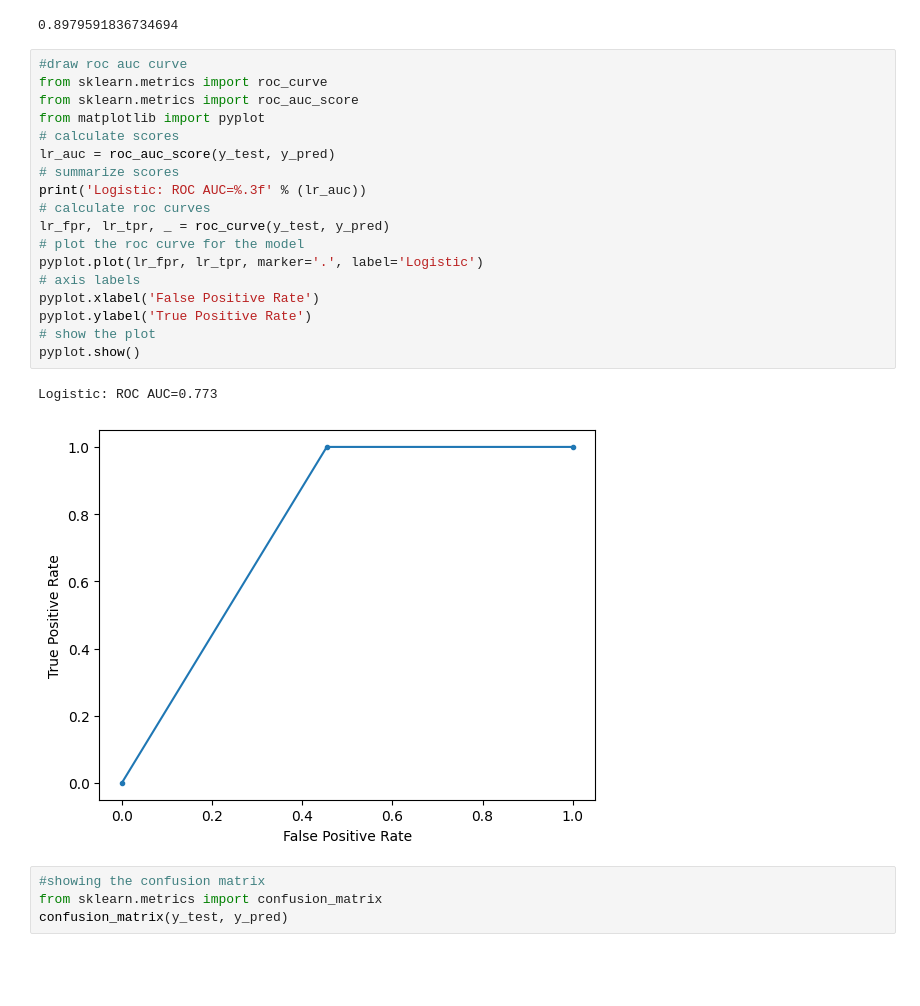
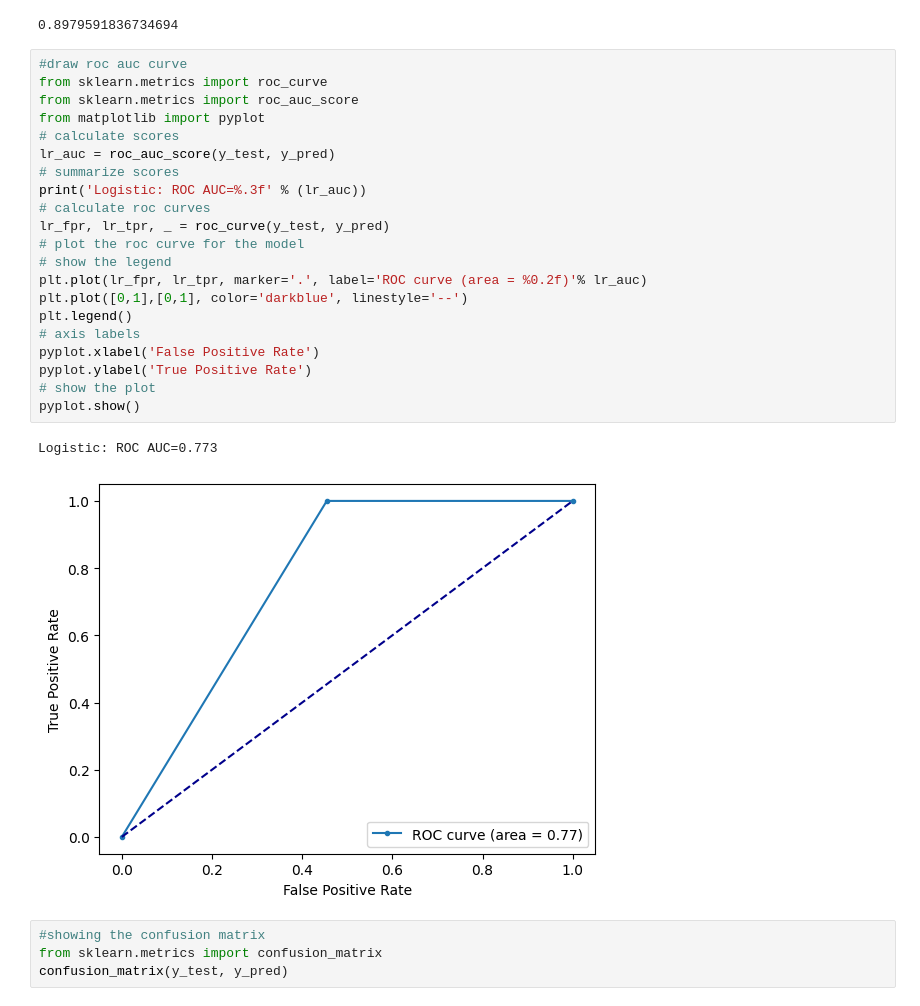
Before and after one commit to EternoSeeker/Technical-Seminar, a Jupyter notebook: parkinsons1.ipynb, the cells around one changed output. Drawn from its saved outputs; the diff is of its cells as text; blank space fills up the shorter version.

```diff
--- a/parkinsons1.ipynb
+++ b/parkinsons1.ipynb
@@ -37,24 +37,27 @@ print(regres.score(x_test, y_test))
 # %%
 #draw roc auc curve
 from sklearn.metrics import roc_curve
 from sklearn.metrics import roc_auc_score
 from matplotlib import pyplot
 # calculate scores
 lr_auc = roc_auc_score(y_test, y_pred)
 # summarize scores
 print('Logistic: ROC AUC=%.3f' % (lr_auc))
 # calculate roc curves
 lr_fpr, lr_tpr, _ = roc_curve(y_test, y_pred)
 # plot the roc curve for the model
-pyplot.plot(lr_fpr, lr_tpr, marker='.', label='Logistic')
+# show the legend
+plt.plot(lr_fpr, lr_tpr, marker='.', label='ROC curve (area = %0.2f)'% lr_auc)
+plt.plot([0,1],[0,1], color='darkblue', linestyle='--')
+plt.legend()
 # axis labels
 pyplot.xlabel('False Positive Rate')
 pyplot.ylabel('True Positive Rate')
 # show the plot
 pyplot.show()
 # %% [output]
 Logistic: ROC AUC=0.773
-[figure, old version]
+[figure, new version]
 # %%
 #showing the confusion matrix
 from sklearn.metrics import confusion_matrix
```
Also changed, not shown: 9 other files.
